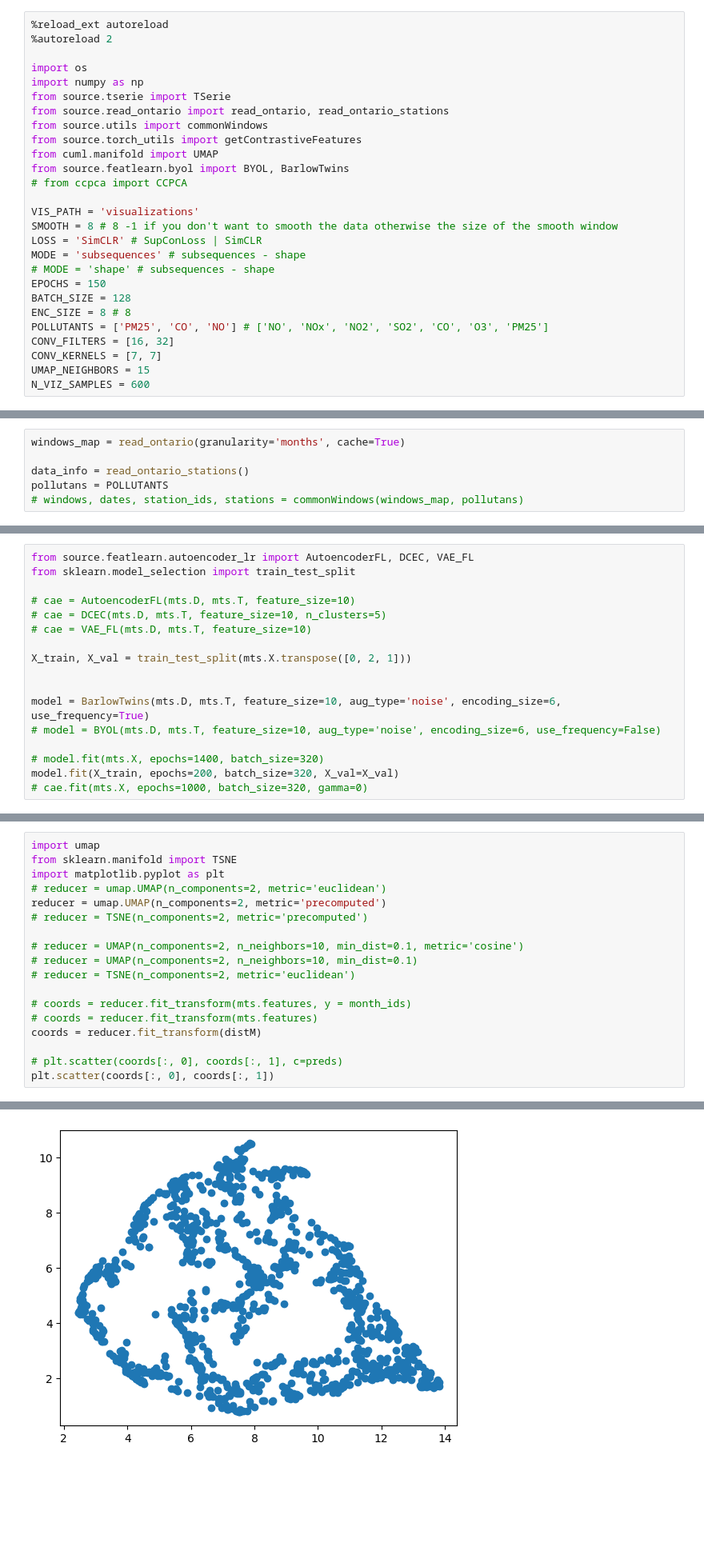
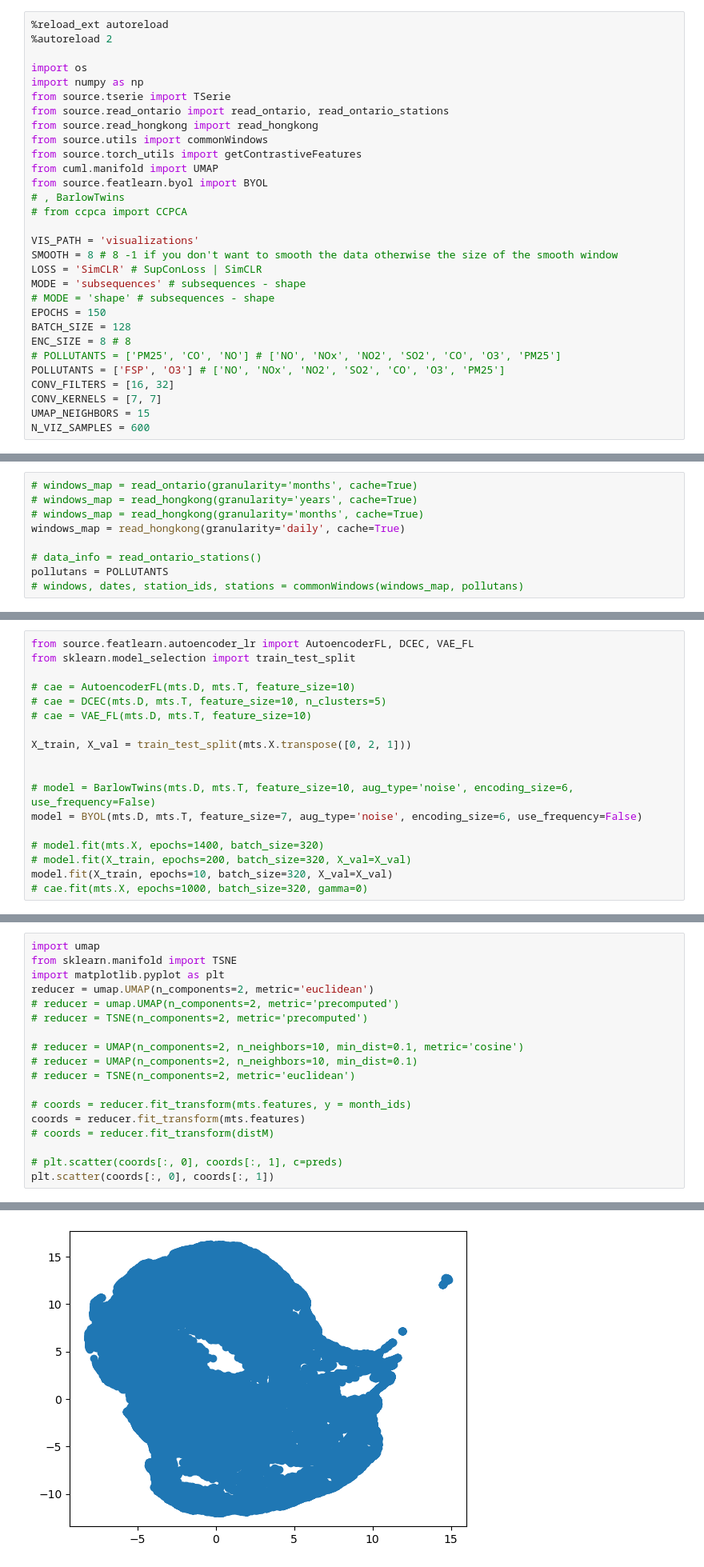
Before and after one commit to texsmv/airq_tool, a Jupyter notebook: ontario_projections_months.ipynb, the cells around one changed output, grey strips where cells are left out. Shown at 80% size. Drawn from its saved outputs; the diff is of its cells as text; blank space fills up the shorter version.

```diff
--- a/ontario_projections_months.ipynb
+++ b/ontario_projections_months.ipynb
@@ -6,10 +6,12 @@ import os
 import numpy as np
 from source.tserie import TSerie
 from source.read_ontario import read_ontario, read_ontario_stations
+from source.read_hongkong import read_hongkong
 from source.utils import commonWindows
 from source.torch_utils import getContrastiveFeatures
 from cuml.manifold import UMAP
-from source.featlearn.byol import BYOL, BarlowTwins
+from source.featlearn.byol import BYOL
+# , BarlowTwins
 # from ccpca import CCPCA
 
 VIS_PATH = 'visualizations'
@@ -20,7 +22,8 @@ MODE = 'subsequences' # subsequences - shape
 EPOCHS = 150
 BATCH_SIZE = 128
 ENC_SIZE = 8 # 8
-POLLUTANTS = ['PM25', 'CO', 'NO'] # ['NO', 'NOx', 'NO2', 'SO2', 'CO', 'O3', 'PM25']
+# POLLUTANTS = ['PM25', 'CO', 'NO'] # ['NO', 'NOx', 'NO2', 'SO2', 'CO', 'O3', 'PM25']
+POLLUTANTS = ['FSP', 'O3'] # ['NO', 'NOx', 'NO2', 'SO2', 'CO', 'O3', 'PM25']
 CONV_FILTERS = [16, 32]
 CONV_KERNELS = [7, 7]
 UMAP_NEIGHBORS = 15
@@ -28,9 +31,12 @@ N_VIZ_SAMPLES = 600
 # %% [markdown]
 # Months case
 # %%
-windows_map = read_ontario(granularity='months', cache=True)
+# windows_map = read_ontario(granularity='months', cache=True)
+# windows_map = read_hongkong(granularity='years', cache=True)
+# windows_map = read_hongkong(granularity='months', cache=True)
+windows_map = read_hongkong(granularity='daily', cache=True)
 
-data_info = read_ontario_stations()
+# data_info = read_ontario_stations()
 pollutans = POLLUTANTS
 # windows, dates, station_ids, stations = commonWindows(windows_map, pollutans)
 # %%
@@ -100,11 +106,12 @@ from sklearn.model_selection import train_test_split
 X_train, X_val = train_test_split(mts.X.transpose([0, 2, 1]))
 
 
-model = BarlowTwins(mts.D, mts.T, feature_size=10, aug_type='noise', encoding_size=6, use_frequency=True)
-# model = BYOL(mts.D, mts.T, feature_size=10, aug_type='noise', encoding_size=6, use_frequency=False)
+# model = BarlowTwins(mts.D, mts.T, feature_size=10, aug_type='noise', encoding_size=6, use_frequency=False)
+model = BYOL(mts.D, mts.T, feature_size=7, aug_type='noise', encoding_size=6, use_frequency=False)
 
 # model.fit(mts.X, epochs=1400, batch_size=320)
-model.fit(X_train, epochs=200, batch_size=320, X_val=X_val)
+# model.fit(X_train, epochs=200, batch_size=320, X_val=X_val)
+model.fit(X_train, epochs=10, batch_size=320, X_val=X_val)
 # cae.fit(mts.X, epochs=1000, batch_size=320, gamma=0)
 # %% [output]
 Using CNN backbone
@@ -177,24 +173,24 @@ distM = feature_DM * (1 - (delta + beta)) + space_DM * delta + time_DM * beta
 # %%
 import umap
 from sklearn.manifold import TSNE
 import matplotlib.pyplot as plt
-# reducer = umap.UMAP(n_components=2, metric='euclidean')
-reducer = umap.UMAP(n_components=2, metric='precomputed')
+reducer = umap.UMAP(n_components=2, metric='euclidean')
+# reducer = umap.UMAP(n_components=2, metric='precomputed')
 # reducer = TSNE(n_components=2, metric='precomputed')
 
 # reducer = UMAP(n_components=2, n_neighbors=10, min_dist=0.1, metric='cosine')
 # reducer = UMAP(n_components=2, n_neighbors=10, min_dist=0.1)
 # reducer = TSNE(n_components=2, metric='euclidean')
 
 # coords = reducer.fit_transform(mts.features, y = month_ids)
-# coords = reducer.fit_transform(mts.features)
-coords = reducer.fit_transform(distM)
+coords = reducer.fit_transform(mts.features)
+# coords = reducer.fit_transform(distM)
 
 # plt.scatter(coords[:, 0], coords[:, 1], c=preds)
 plt.scatter(coords[:, 0], coords[:, 1])
 # %% [output]
 <matplotlib.collections.PathCollection at 0x...>
-[figure, old version]
+[figure, new version]
 # %%
 import matplotlib.pyplot as plt
 
```
Also changed, not shown: parts of 3 cells of this notebook, 5 other files.
